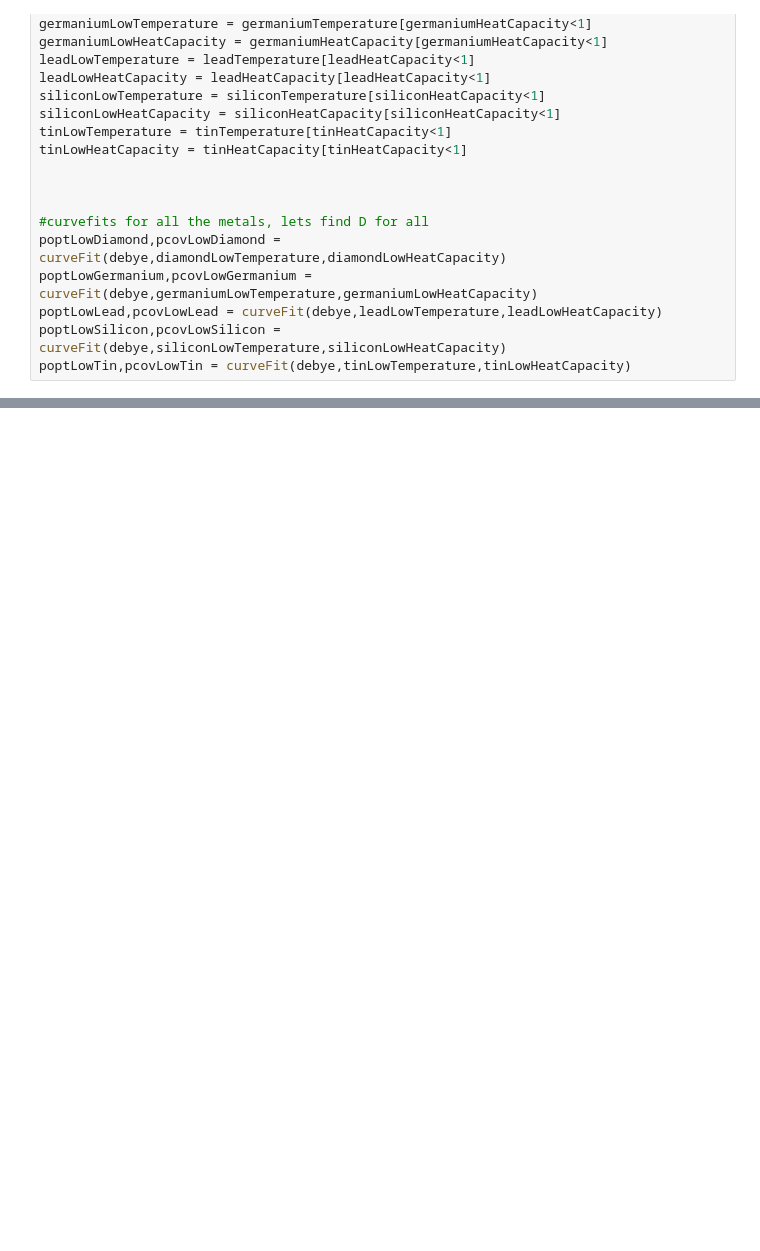
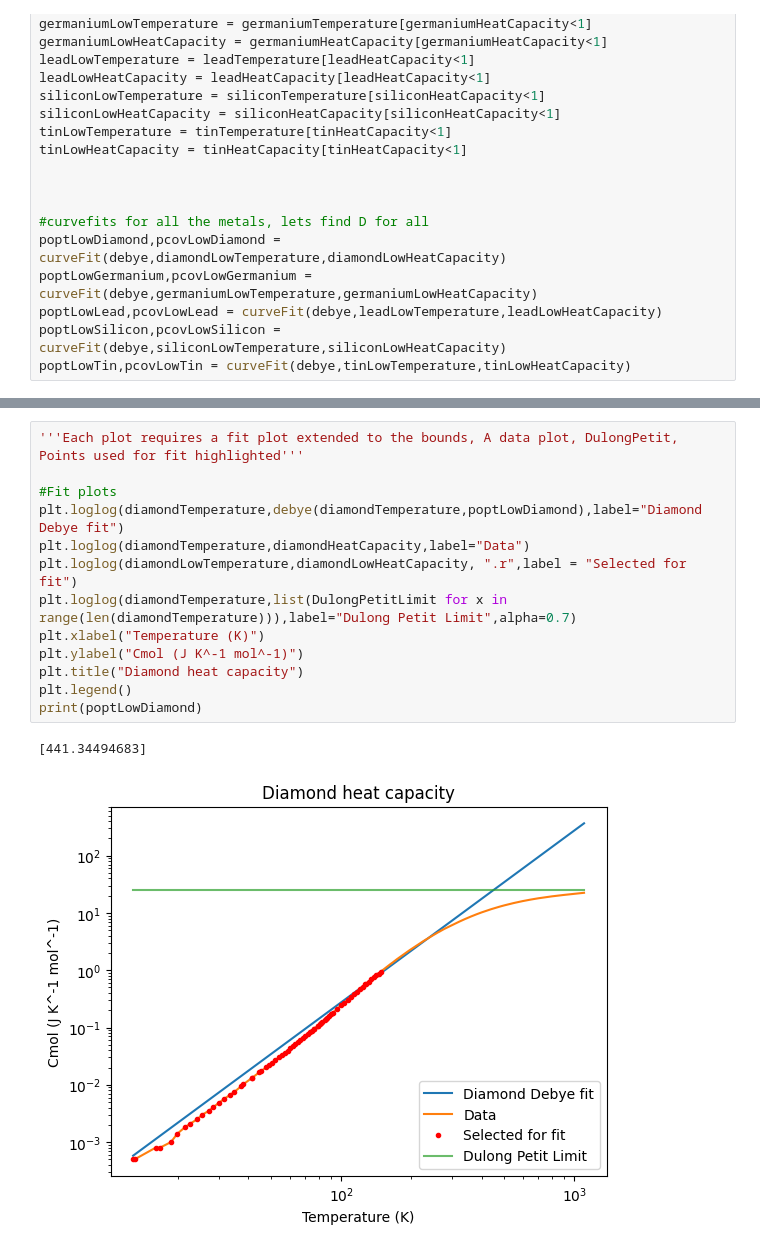
Before and after one commit to StephenJohnson-CardiffUni/Astro, a Jupyter notebook: CondensedAssignment2.ipynb, the cells around one changed output, grey strips where cells are left out. Drawn from its saved outputs; the diff is of its cells as text; blank space fills up the shorter version.

```diff
--- a/CondensedAssignment2.ipynb
+++ b/CondensedAssignment2.ipynb
@@ -211,0 +181,16 @@ plt.legend()
+# %%
+'''Each plot requires a fit plot extended to the bounds, A data plot, DulongPetit, Points used for fit highlighted'''
+
+#Fit plots
+plt.loglog(diamondTemperature,debye(diamondTemperature,poptLowDiamond),label="Diamond Debye fit")
+plt.loglog(diamondTemperature,diamondHeatCapacity,label="Data")
+plt.loglog(diamondLowTemperature,diamondLowHeatCapacity, ".r",label = "Selected for fit")
+plt.loglog(diamondTemperature,list(DulongPetitLimit for x in range(len(diamondTemperature))),label="Dulong Petit Limit",alpha=0.7)
+plt.xlabel("Temperature (K)")
+plt.ylabel("Cmol (J K^-1 mol^-1)")
+plt.title("Diamond heat capacity")
+plt.legend()
+print(poptLowDiamond)
+# %% [output]
+[441.34494683]
+[figure, added]
```
Also changed, not shown: parts of 14 cells of this notebook.
